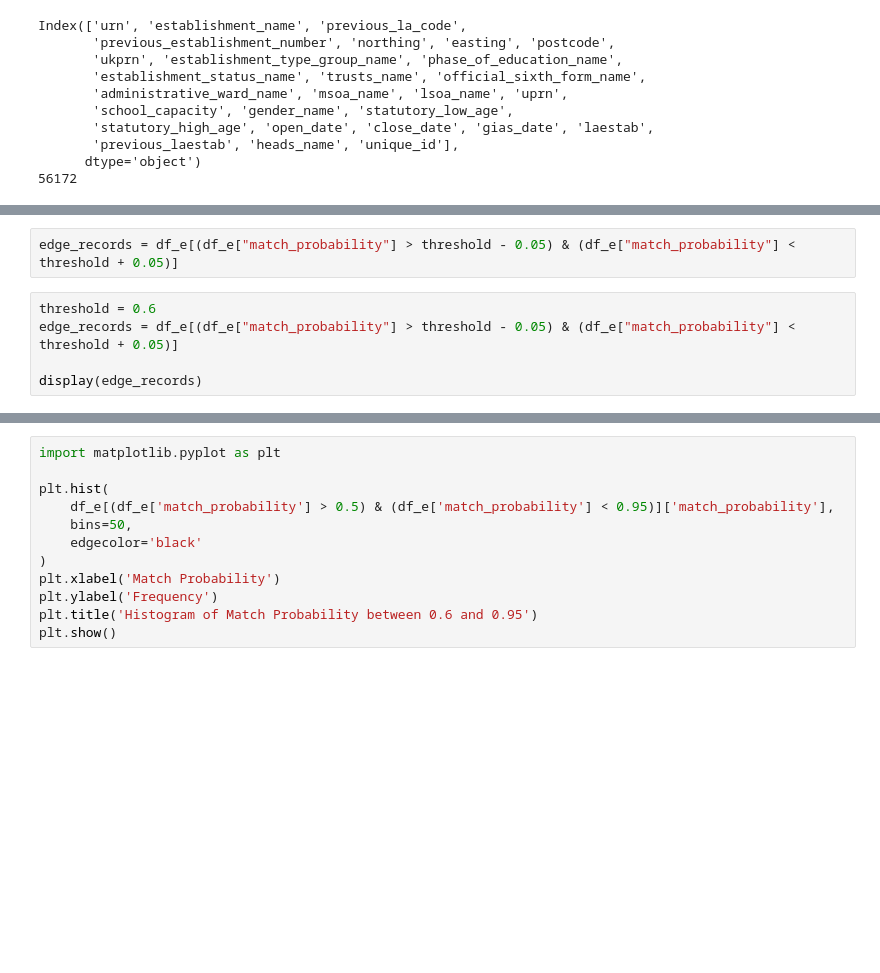
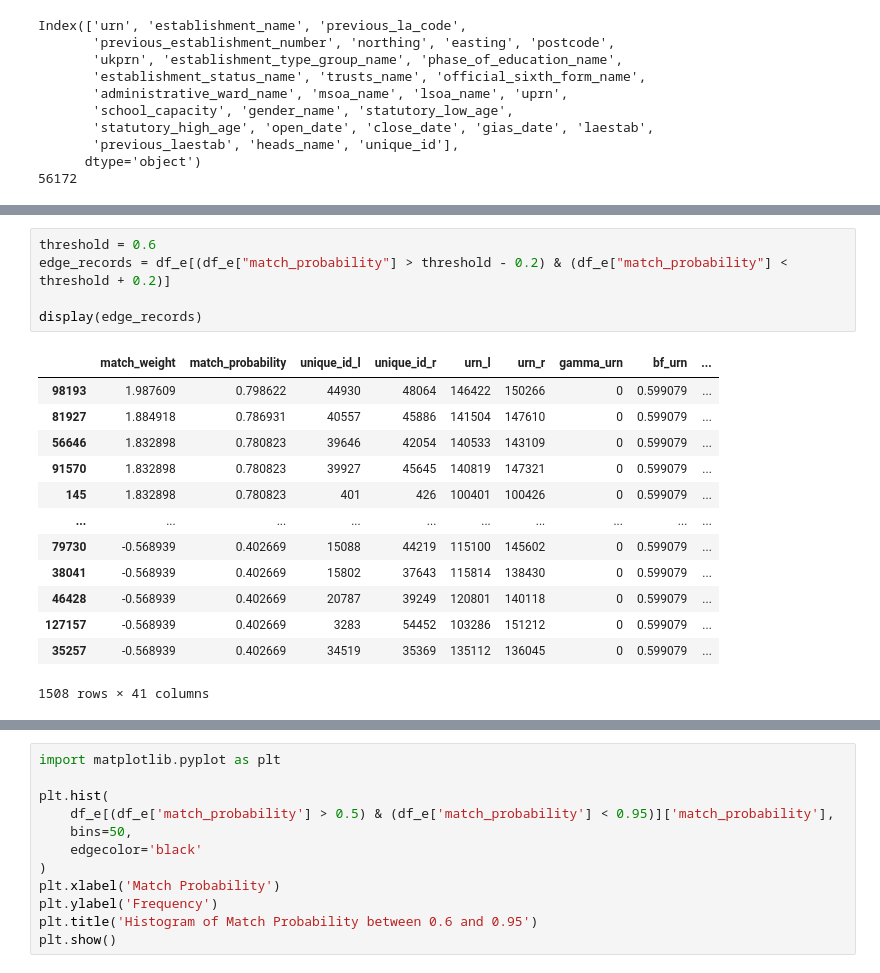
Before and after one commit to dfe-analytical-services/hackathon-2025-developing-historical-school-identifier, a Jupyter notebook: splink.ipynb, the cells around one changed output, grey strips where cells are left out. Drawn from its saved outputs; the diff is of its cells as text; blank space fills up the shorter version.

```diff
--- a/splink.ipynb
+++ b/splink.ipynb
@@ -275,10 +401,22 @@ print(f"Match percentage: {len(filtered_df)/len(df_e)}")
-# %%
-edge_records = df_e[(df_e["match_probability"] > threshold - 0.05) & (df_e["match_probability"] < threshold + 0.05)]
 # %%
 threshold = 0.6
-edge_records = df_e[(df_e["match_probability"] > threshold - 0.05) & (df_e["match_probability"] < threshold + 0.05)]
+edge_records = df_e[(df_e["match_probability"] > threshold - 0.2) & (df_e["match_probability"] < threshold + 0.2)]
 
 display(edge_records)
+# %% [output]
+|  | match_weight | match_probability | unique_id_l | unique_id_r | urn_l | urn_r | gamma_urn | bf_urn | ... |
+| 98193 | 1.987609 | 0.798622 | 44930 | 48064 | 146422 | 150266 | 0 | 0.599079 | ... |
+| 81927 | 1.884918 | 0.786931 | 40557 | 45886 | 141504 | 147610 | 0 | 0.599079 | ... |
+| 56646 | 1.832898 | 0.780823 | 39646 | 42054 | 140533 | 143109 | 0 | 0.599079 | ... |
+| 91570 | 1.832898 | 0.780823 | 39927 | 45645 | 140819 | 147321 | 0 | 0.599079 | ... |
+| 145 | 1.832898 | 0.780823 | 401 | 426 | 100401 | 100426 | 0 | 0.599079 | ... |
+| ... | ... | ... | ... | ... | ... | ... | ... | ... | ... |
+| 79730 | -0.568939 | 0.402669 | 15088 | 44219 | 115100 | 145602 | 0 | 0.599079 | ... |
+| 38041 | -0.568939 | 0.402669 | 15802 | 37643 | 115814 | 138430 | 0 | 0.599079 | ... |
+| 46428 | -0.568939 | 0.402669 | 20787 | 39249 | 120801 | 140118 | 0 | 0.599079 | ... |
+| 127157 | -0.568939 | 0.402669 | 3283 | 54452 | 103286 | 151212 | 0 | 0.599079 | ... |
+| 35257 | -0.568939 | 0.402669 | 34519 | 35369 | 135112 | 136045 | 0 | 0.599079 | ... |
+1508 rows × 41 columns
 # %%
 records_to_plot = edge_records.head(200).to_dict(orient="records")
 
```
Also changed, not shown: parts of 27 cells of this notebook.
